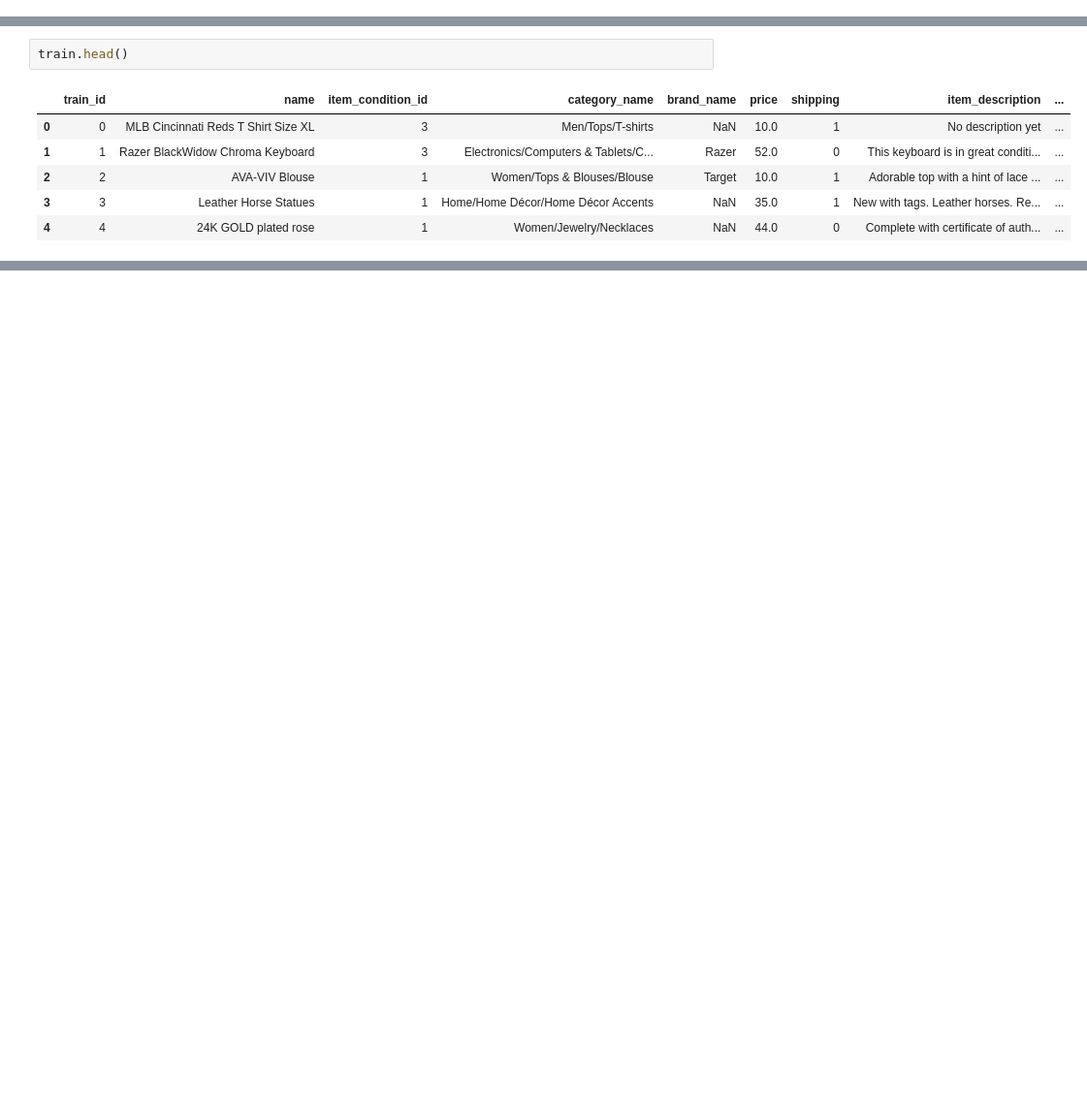
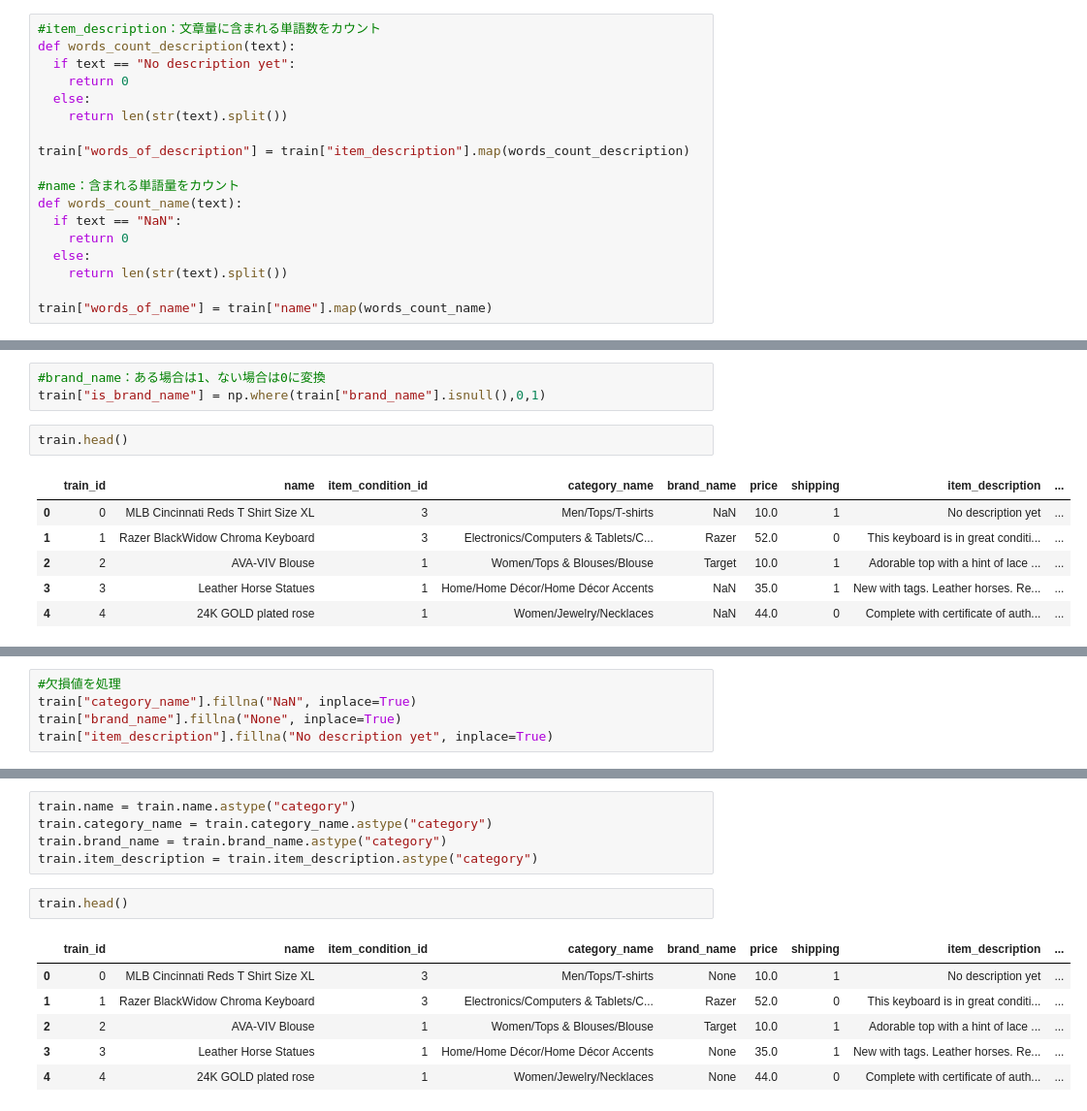
Before and after one commit to Hiromu1612/Kaggle_mercari2, a Jupyter notebook: test2.ipynb, the cells around one changed output, grey strips where cells are left out. Shown: that part at 97% size. Saved outputs shown, nothing was run; the diff lists cells and outputs as text; blank space fills up the shorter version.

```diff
--- a/test2.ipynb
+++ b/test2.ipynb
@@ -221,0 +265,18 @@ test['desc_len'] = test['item_description'].apply(lambda x: wordCount(x))
+# %%
+#item_description：文章量に含まれる単語数をカウント
+def words_count_description(text):
+  if text == "No description yet":
+    return 0
+  else:
+    return len(str(text).split())
+
+train["words_of_description"] = train["item_description"].map(words_count_description)
+
+#name：含まれる単語量をカウント
+def words_count_name(text):
+  if text == "NaN":
+    return 0
+  else:
+    return len(str(text).split())
+
+train["words_of_name"] = train["name"].map(words_count_name)
@@ -222,3 +287,6 @@ test['desc_len'] = test['item_description'].apply(lambda x: wordCount(x))
+# %%
+#brand_name：ある場合は1、ない場合は0に変換
+train["is_brand_name"] = np.where(train["brand_name"].isnull(),0,1)
 # %%
 train.head()
 # %% [output]
@@ -230,0 +319,5 @@ train.head()
+# %%
+#欠損値を処理
+train["category_name"].fillna("NaN", inplace=True)
+train["brand_name"].fillna("None", inplace=True)
+train["item_description"].fillna("No description yet", inplace=True)
@@ -230,0 +353,14 @@ train.head()
+# %%
+train.name = train.name.astype("category")
+train.category_name = train.category_name.astype("category")
+train.brand_name = train.brand_name.astype("category")
+train.item_description = train.item_description.astype("category")
+# %%
+train.head()
+# %% [output]
+|  | train_id | name | item_condition_id | category_name | brand_name | price | shipping | item_description | ... |
+| 0 | 0 | MLB Cincinnati Reds T Shirt Size XL | 3 | Men/Tops/T-shirts | None | 10.0 | 1 | No description yet | ... |
+| 1 | 1 | Razer BlackWidow Chroma Keyboard | 3 | Electronics/Computers & Tablets/C... | Razer | 52.0 | 0 | This keyboard is in great conditi... | ... |
+| 2 | 2 | AVA-VIV Blouse | 1 | Women/Tops & Blouses/Blouse | Target | 10.0 | 1 | Adorable top with a hint of lace ... | ... |
+| 3 | 3 | Leather Horse Statues | 1 | Home/Home Décor/Home Décor Accents | None | 35.0 | 1 | New with tags. Leather horses. Re... | ... |
+| 4 | 4 | 24K GOLD plated rose | 1 | Women/Jewelry/Necklaces | None | 44.0 | 0 | Complete with certificate of auth... | ... |
```
Also changed, not shown: parts of 22 cells of this notebook.
